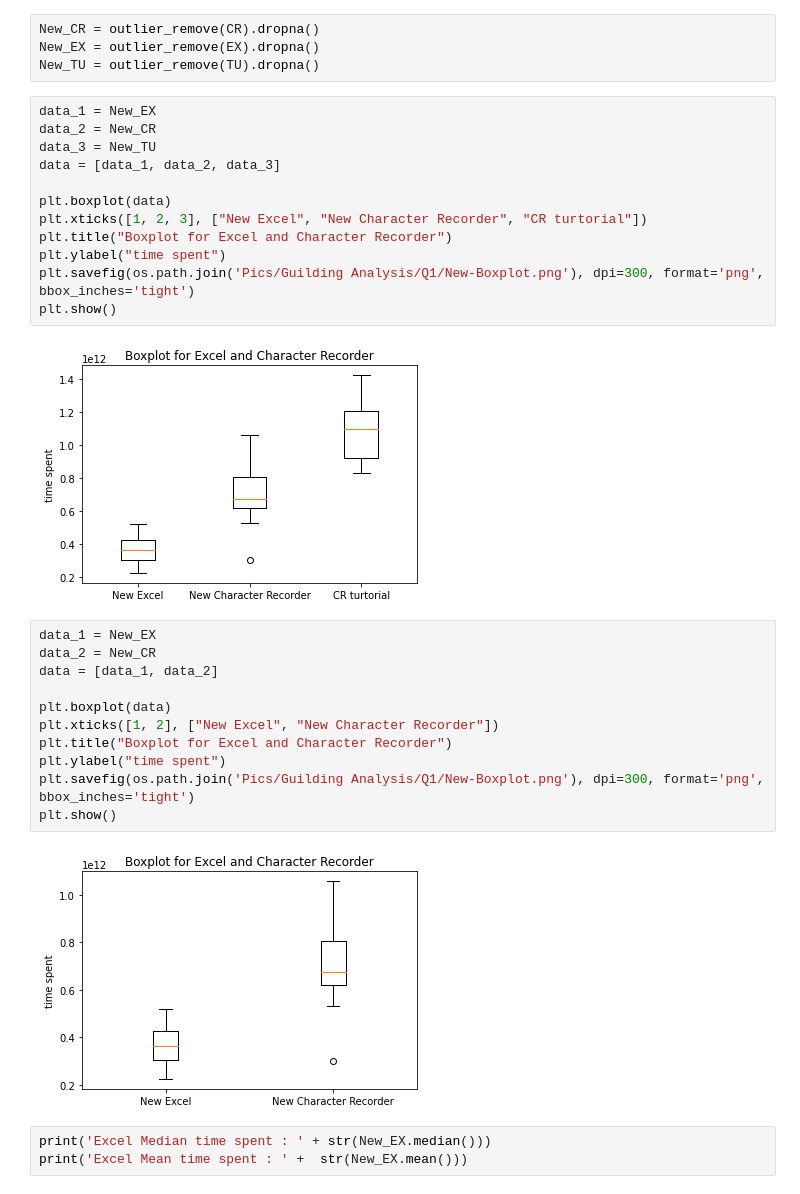
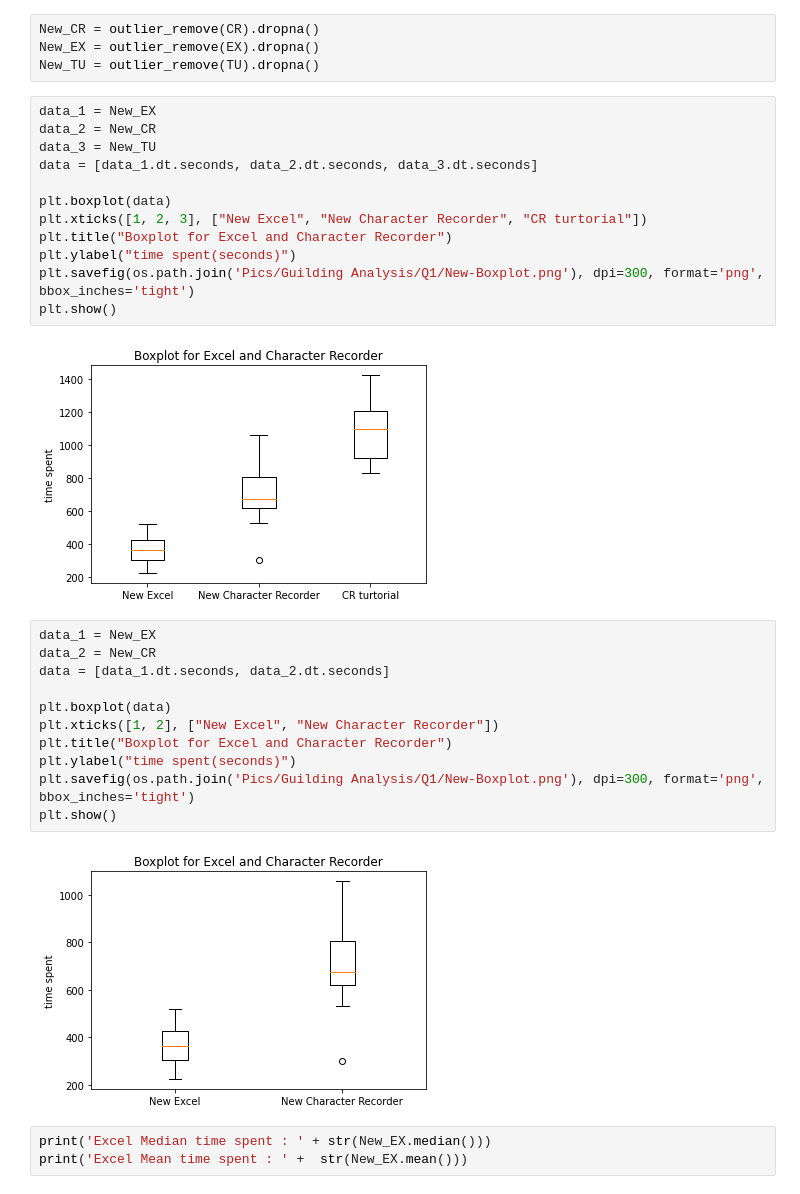
Before and after one commit to YuxuanZhou1/Character-Recorder-DA, a Jupyter notebook: Guiding research question.ipynb, the cells around one changed output. Cells and saved outputs as stored; diff of their text form.

Commit message:
update new images

```diff
--- a/Guiding research question.ipynb
+++ b/Guiding research question.ipynb
@@ -136,30 +136,30 @@ New_TU = outlier_remove(TU).dropna()
 # %%
 data_1 = New_EX
 data_2 = New_CR
 data_3 = New_TU
-data = [data_1, data_2, data_3]
+data = [data_1.dt.seconds, data_2.dt.seconds, data_3.dt.seconds]
 
 plt.boxplot(data)
 plt.xticks([1, 2, 3], ["New Excel", "New Character Recorder", "CR turtorial"])
 plt.title("Boxplot for Excel and Character Recorder")
-plt.ylabel("time spent")
+plt.ylabel("time spent(seconds)")
 plt.savefig(os.path.join('Pics/Guilding Analysis/Q1/New-Boxplot.png'), dpi=300, format='png', bbox_inches='tight')
 plt.show()
 # %% [output]
-[figure, old version]
+[figure, new version]
 # %%
 data_1 = New_EX
 data_2 = New_CR
-data = [data_1, data_2]
+data = [data_1.dt.seconds, data_2.dt.seconds]
 
 plt.boxplot(data)
 plt.xticks([1, 2], ["New Excel", "New Character Recorder"])
 plt.title("Boxplot for Excel and Character Recorder")
-plt.ylabel("time spent")
+plt.ylabel("time spent(seconds)")
 plt.savefig(os.path.join('Pics/Guilding Analysis/Q1/New-Boxplot.png'), dpi=300, format='png', bbox_inches='tight')
 plt.show()
 # %% [output]
-[figure, old version]
+[figure, new version]
 # %%
 print('Excel Median time spent : ' + str(New_EX.median()))
 print('Excel Mean time spent : ' +  str(New_EX.mean()))
```
Also changed, not shown: parts of 2 cells of this notebook, 3 other files.
